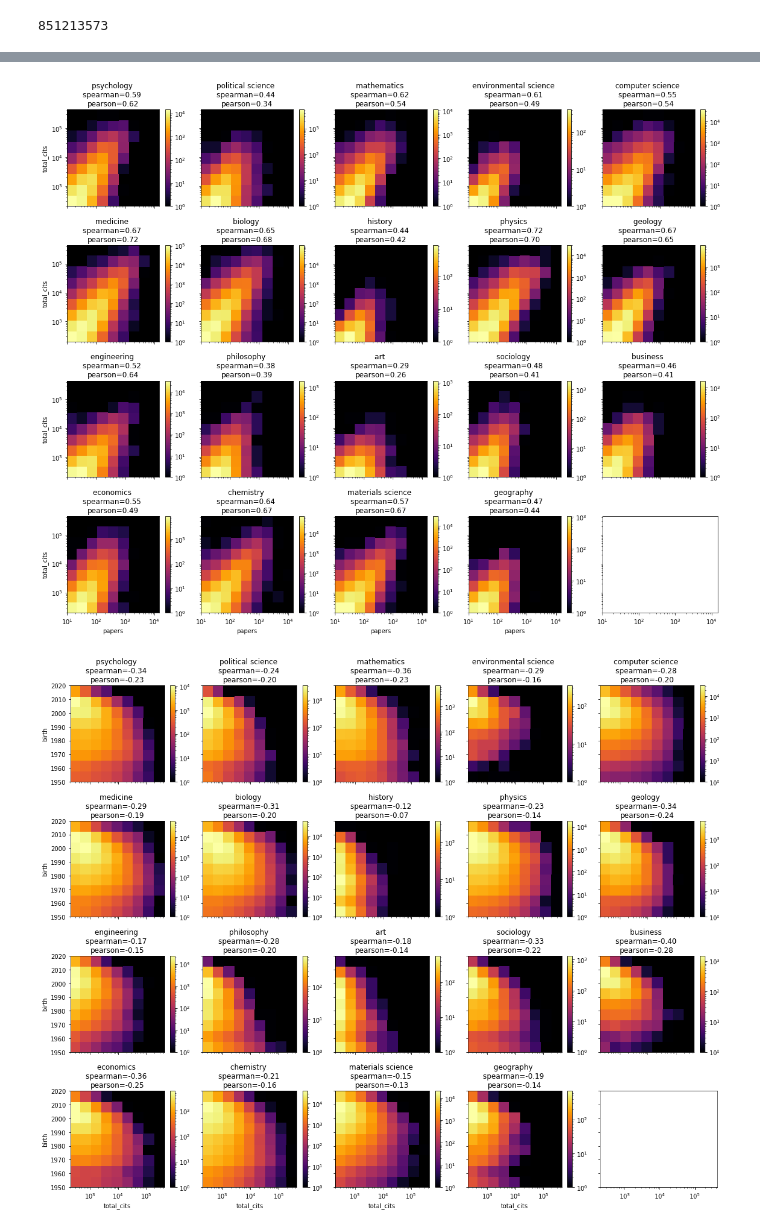
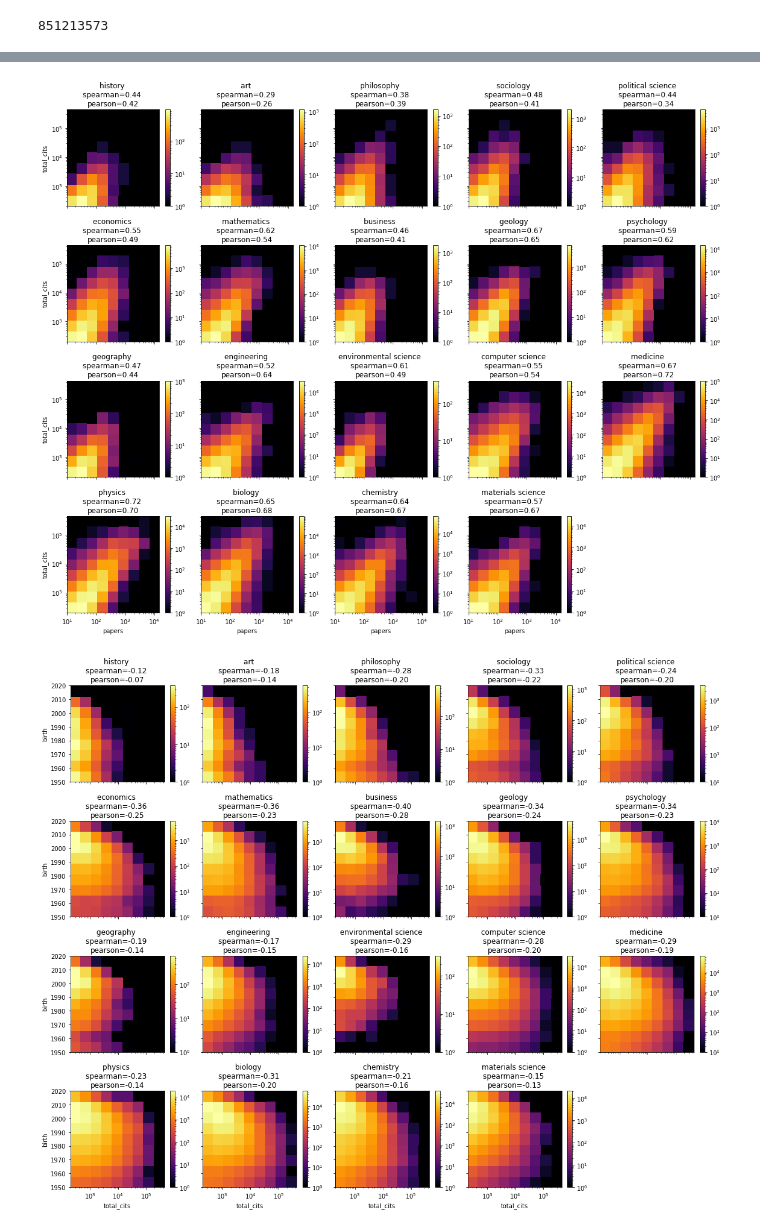
Before and after one commit to carolmb/influence-of-prolific-collaborations-on-authors-productivity-and-visibility, a Jupyter notebook: s7_authors_stats_by_fos.ipynb, the cells around one changed output, grey strips where cells are left out. Saved outputs shown, nothing was run; the diff lists cells and outputs as text; code cells hidden in the pictures.

```diff
--- a/s7_authors_stats_by_fos.ipynb
+++ b/s7_authors_stats_by_fos.ipynb
@@ -159,6 +151,28 @@ header = '/mnt/e/MAG/mag-2021-01-05/advanced/'
 fields_infos = 'FieldsOfStudy.txt'
 fos_infos = pd.read_csv(header+fields_infos, header=None, sep='\t')[[0, 1, 2]]
 fos_infos.columns = ['field_id', 'rank', 'normalized_name']
+# %%
+def fos_sort(max_ws, fos):
+    values = []
+    fs = []
+    count = []
+    for field in unique:
+        group = max_ws[fos == field]
+        median = np.percentile(group, 50)
+        fs.append(field)
+        values.append(median)
+        count.append(len(group))
+    values = np.asarray(values)
+    fs = np.asarray(fs)
+    count = np.asarray(count)
+    idxs = np.argsort(values)
+    values = values[idxs]
+    fs = fs[idxs]
+    count = count[idxs]
+
+    return fs, count
+
+fos_sorted, _ = fos_sort(WS, FOS)
 # %%
 def plot_hist(fig, group, bins, field_name, cumulative):
     y,x = np.histogram(group, bins=bins)
@@ -237,12 +262,12 @@ def hist2d(unique, fos, xdata, ydata, xkey, ykey, xbins, ybins, yscale=None, xsc
         fig.colorbar(im[3], ax=ax)
 
         i += 1
-
+    axs[-1,-1].axis('off')
     fig.tight_layout()
     fig.savefig('outputs/fos_hist2d_%s_%s.pdf' % (xkey, ykey))
     fig.show()
 
 xbins = np.logspace(np.log10(min(P)), np.log10(max(P)+1), 10)
 ybins = np.linspace(min(WS), max(WS), 10)
-hist2d(unique, FOS, P, WS, 'papers', 'max_ws', xbins=xbins, ybins=ybins, xscale='log', yscale=None)
+hist2d(fos_sorted, FOS, P, WS, 'papers', 'max_ws', xbins=xbins, ybins=ybins, xscale='log', yscale=None)
 # %% [output]
@@ -262,15 +287,15 @@ hist2d(unique, FOS, P, Y, 'papers', 'birth', xbins=xbins, ybins=ybins, xscale='l
 # %%
 xbins = np.logspace(np.log10(min(P)), np.log10(max(P)+1), 10)
 ybins = np.logspace(np.log10(min(C)), np.log10(max(C)+1), 10)
-hist2d(unique, FOS, P, C, 'papers', 'total_cits', xbins=xbins, ybins=ybins, xscale='log', yscale='log')
+hist2d(fos_sorted, FOS, P, C, 'papers', 'total_cits', xbins=xbins, ybins=ybins, xscale='log', yscale='log')
 # %% [output]
-[figure, old version]
+[figure, new version]
 # %%
 xbins = np.logspace(np.log10(min(C)), np.log10(max(C)+1), 10)
 ybins = np.linspace(min(Y), max(Y), 10)
-hist2d(unique, FOS, C, Y, 'total_cits', 'birth', xbins=xbins, ybins=ybins, xscale='log', yscale=None)
+hist2d(fos_sorted, FOS, C, Y, 'total_cits', 'birth', xbins=xbins, ybins=ybins, xscale='log', yscale=None)
 # %% [output]
-[figure, old version]
+[figure, new version]
 # %%
 from s4_authors_stats import get_h_index
 
```
Also changed, not shown: parts of 10 cells of this notebook, 6 other files.
